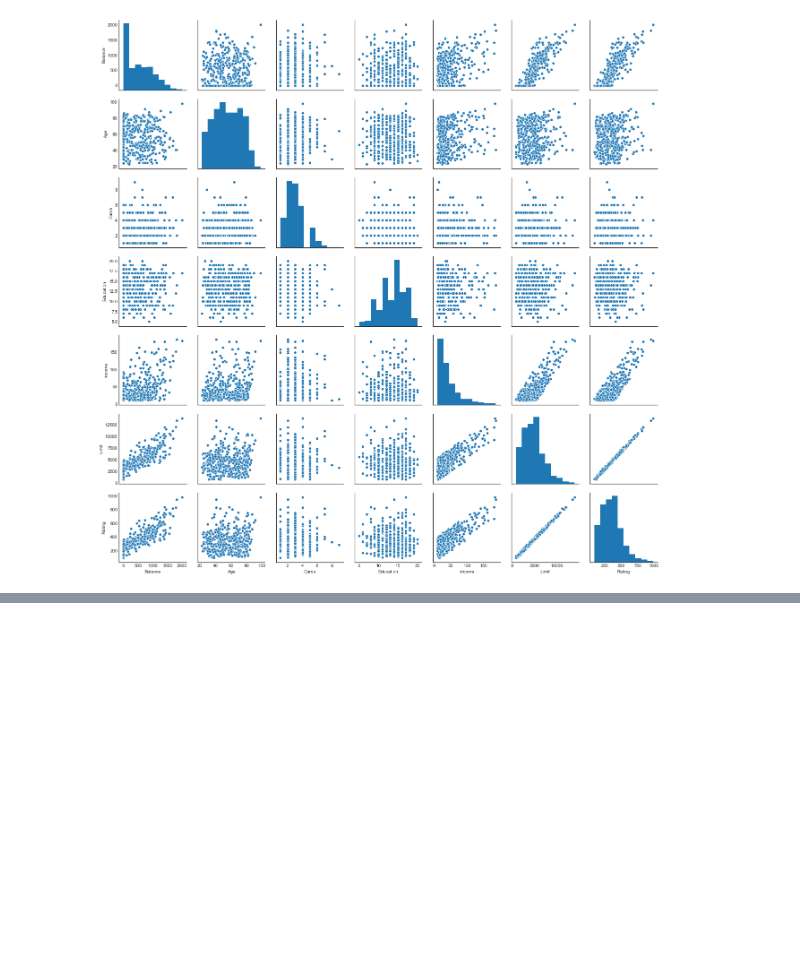
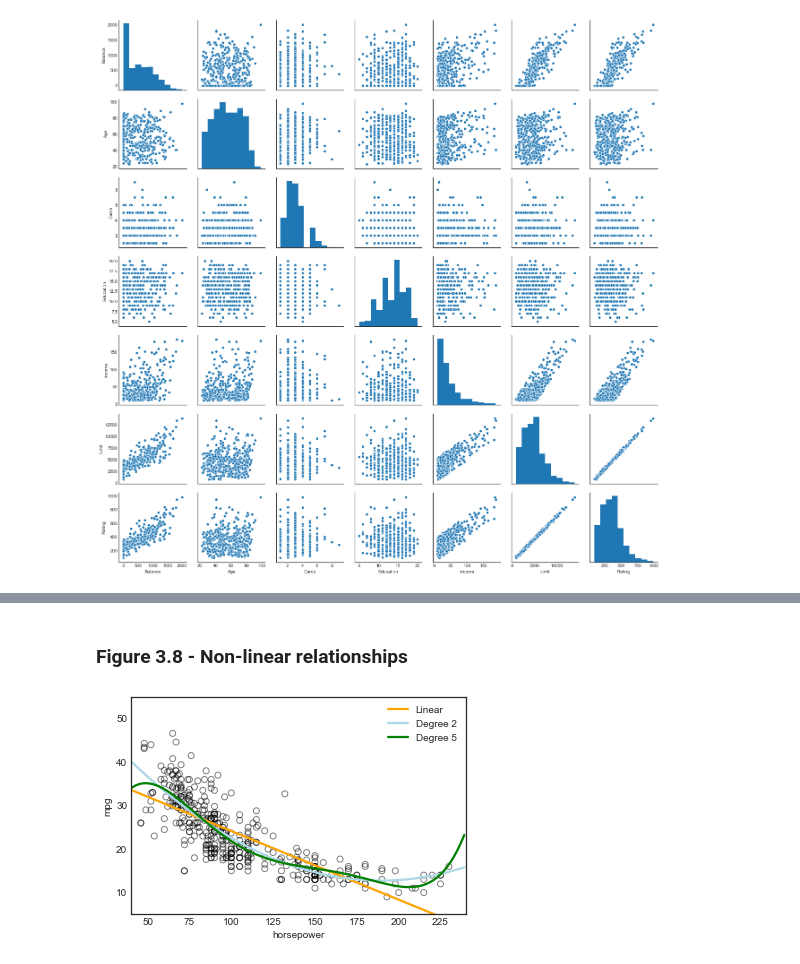
Before and after one commit to YYingH/ISLR_Python, a Jupyter notebook: Chapter3.ipynb, the cells around one changed output, grey strips where cells are left out. Saved outputs shown, nothing was run; the diff lists cells and outputs as text; code cells hidden in the pictures; blank space fills up the shorter version.

```diff
--- a/Chapter3.ipynb
+++ b/Chapter3.ipynb
@@ -341,0 +426,14 @@ sns.pairplot(credit[['Balance','Age','Cards','Education','Income','Limit','Ratin
+# %% [markdown]
+### Figure 3.8 - Non-linear relationships
+# %%
+# With Seaborn's regplot() you can easily plot higher order polynomia.
+plt.scatter(auto.horsepower, auto.mpg, facecolors='None',edgecolors='k',alpha=.5)
+sns.regplot(auto.horsepower, auto.mpg, ci = None, label = 'Linear', scatter = False, color = 'orange')
+sns.regplot(auto.horsepower, auto.mpg, ci = None, label = 'Degree 2', order = 2, scatter = False, color='lightblue')
+sns.regplot(auto.horsepower, auto.mpg, ci=None, label='Degree 5', order=5, scatter=False, color='g')
+
+plt.legend()
+plt.ylim(5,55)
+plt.xlim(40,240);
+# %% [output]
+[figure, added]
```
Also changed, not shown: parts of 16 cells of this notebook.
